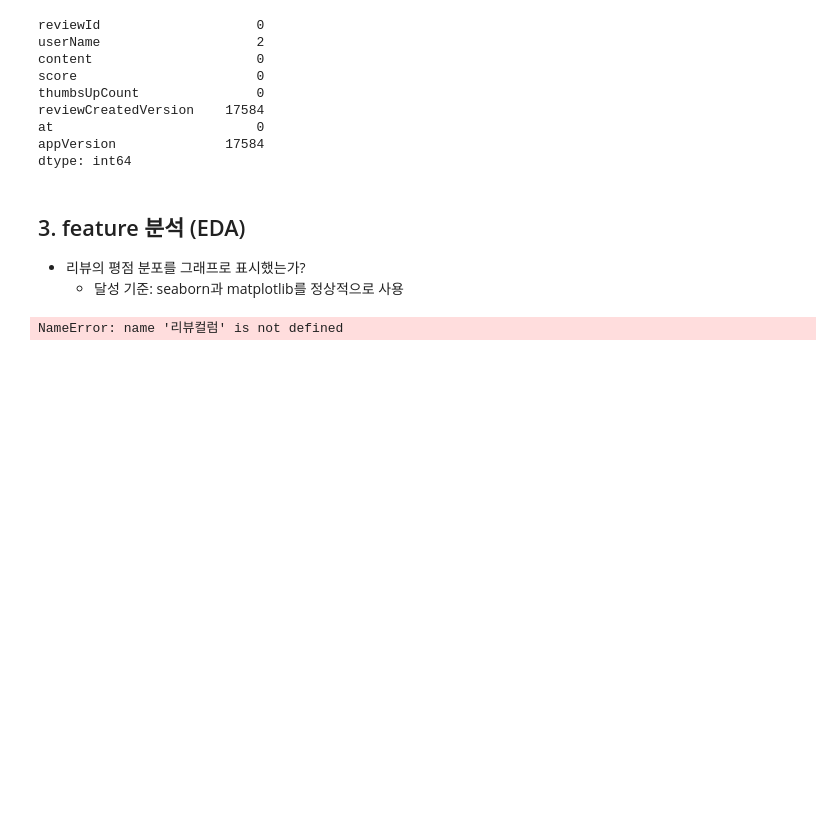
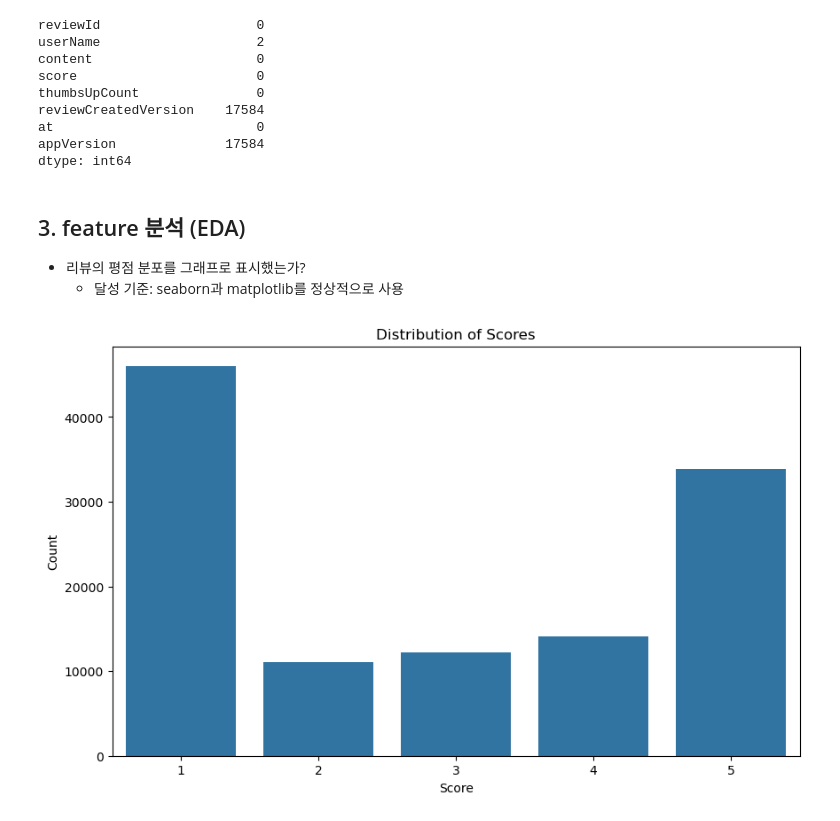
Before and after one commit to nyum76/TIL, a Jupyter notebook: assignment/movie.ipynb, the cells around one changed output. Drawn from its saved outputs; the diff is of its cells as text; code cells hidden in the pictures; blank space fills up the shorter version.

```diff
--- a/assignment/movie.ipynb
+++ b/assignment/movie.ipynb
@@ -121,13 +121,19 @@ dtype: int64
 -   리뷰의 평점 분포를 그래프로 표시했는가?
     -  달성 기준: seaborn과 matplotlib를 정상적으로 사용
 # %%
-import seaborn as sns  # 그래프를 그리기 위한 seaborn 라이브러리 임포트 (없으면 설치 바랍니다)
+import seaborn as sns  # 그래프를 그리기 위한 seaborn 라이브러리 임포트
 import matplotlib.pyplot as plt  # 그래프 표시를 위한 pyplot 임포트
 
-sns.barplot(x=리뷰컬럼, y=리뷰갯수)
+# 점수별 리뷰 개수 계산
+score_counts=df['score'].value_counts().reset_index() # 값의 빈도 계산
+score_counts.columns=['score','review_count']
+
+# 리뷰 평점 분포 그래프 그리기
+plt.figure(figsize=(10,6)) # plt.figure(figsize=(가로크기,세로크기))
+sns.barplot(data=score_counts, x='score', y='review_count') # sns.barplot(x=x축카테고리,y=y축카테고리)
 plt.xlabel('Score')
 plt.ylabel('Count')
 plt.title('Distribution of Scores')
 plt.show()
 # %% [output]
-NameError: name '리뷰컬럼' is not defined
+[figure, added]
```
Also changed, not shown: parts of 4 cells of this notebook, 1 other file.
